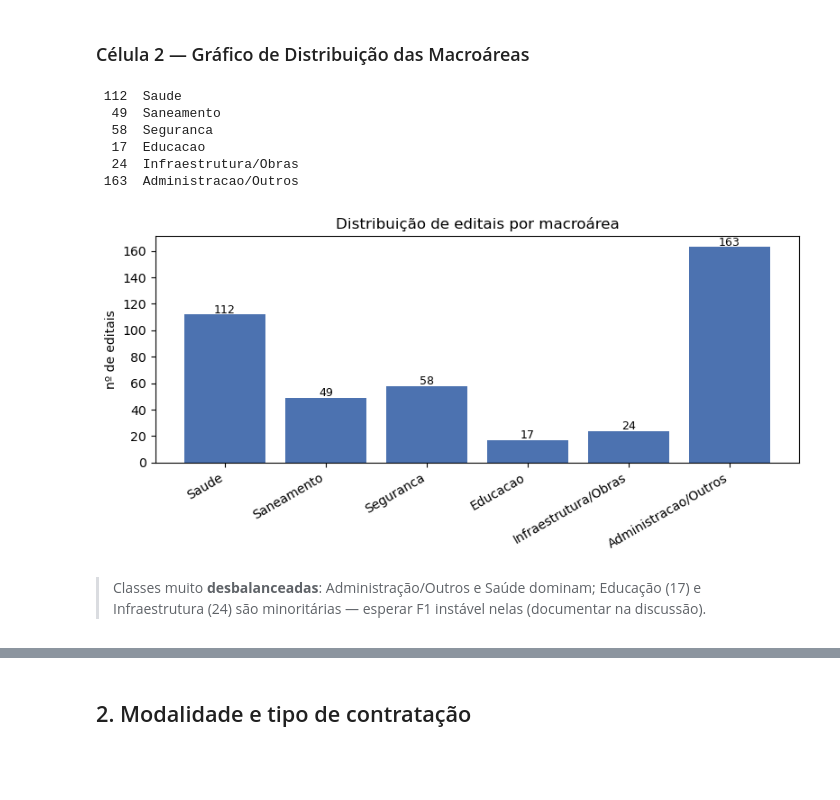
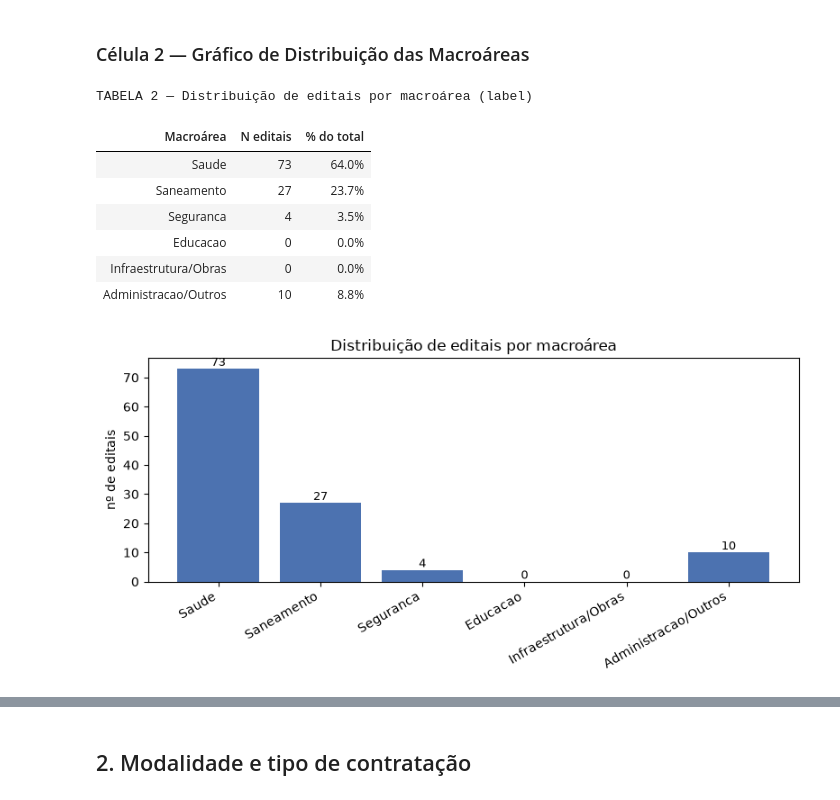
Before and after one commit to primodeckers/deep-learning-pln-project, a Jupyter notebook: notebooks/01_eda.ipynb, the cells around one changed output, grey strips where cells are left out. Drawn from its saved outputs; the diff is of its cells as text; code cells hidden in the pictures; blank space fills up the shorter version.

```diff
--- a/notebooks/01_eda.ipynb
+++ b/notebooks/01_eda.ipynb
@@ -53,29 +173,36 @@ O label é derivado do órgão (`orgao_csv`) por palavras-chave — ver `src/pre
 # %% [markdown]
 ### Célula 2 — Gráfico de Distribuição das Macroáreas
 # %%
-area_counts = Counter(r["area"] for r in records)
-ordered = [(a, area_counts.get(a, 0)) for a in AREAS]
-for a, n in ordered:
-    print(f"{n:4d}  {a}")
+area_counts = Counter(r["area"] for r in records)  # conta quantos editais existem em cada macroárea
+ordered = [(a, area_counts.get(a, 0)) for a in AREAS]  # lista (área, contagem) na ordem fixa de AREAS
+total = len(records)  # total de editais para calcular percentuais
 
-fig, ax = plt.subplots(figsize=(8, 4))
-ax.bar([a for a, _ in ordered], [n for _, n in ordered], color="#4C72B0")
-ax.set_ylabel("nº de editais")
-ax.set_title("Distribuição de editais por macroárea")
-plt.setp(ax.get_xticklabels(), rotation=30, ha="right")
-for i, (_, n) in enumerate(ordered):
-    ax.text(i, n + 1, str(n), ha="center", fontsize=9)
-fig.tight_layout()
-fig.savefig(FIGURES / "eda_areas.png", dpi=120)
-plt.show()
+show_table(
+    "TABELA 2 — Distribuição de editais por macroárea (label)",
+    ["Macroárea", "N editais", "% do total"],
+    [
+        [a, br_num(n), f"{100 * n / total:.1f}%" if total else "0,0%"]
+        for a, n in ordered
+    ],
+)
+
+fig, ax = plt.subplots(figsize=(8, 4))  # cria figura 8x4 polegadas com um eixo
+ax.bar([a for a, _ in ordered], [n for _, n in ordered], color="#4C72B0")  # gráfico de barras por área
+ax.set_ylabel("nº de editais")  # rótulo do eixo vertical
+ax.set_title("Distribuição de editais por macroárea")  # título do gráfico
+plt.setp(ax.get_xticklabels(), rotation=30, ha="right")  # inclina rótulos do eixo X para legibilidade
+for i, (_, n) in enumerate(ordered):  # enumera barras para anotar valores
+    ax.text(i, n + 1, str(n), ha="center", fontsize=9)  # escreve o número acima de cada barra
+fig.tight_layout()  # ajusta margens para não cortar rótulos
+fig.savefig(FIGURES / "eda_areas.png", dpi=120)  # salva figura em reports/figures/
+plt.show()  # exibe o gráfico no notebook
 # %% [output]
- 112  Saude
-  49  Saneamento
-  58  Seguranca
-  17  Educacao
-  24  Infraestrutura/Obras
- 163  Administracao/Outros
+TABELA 2 — Distribuição de editais por macroárea (label)
+| Macroárea | N editais | % do total |
+| Saude | 73 | 64.0% |
+| Saneamento | 27 | 23.7% |
+| Seguranca | 4 | 3.5% |
+| Educacao | 0 | 0.0% |
+| Infraestrutura/Obras | 0 | 0.0% |
+| Administracao/Outros | 10 | 8.8% |
-[figure, old version]
+[figure, new version]
-# %% [markdown]
-> Classes muito **desbalanceadas**: Administração/Outros e Saúde dominam; Educação (17) e
-> Infraestrutura (24) são minoritárias — esperar F1 instável nelas (documentar na discussão).
```
Also changed, not shown: parts of 11 cells of this notebook, 38 other files.
